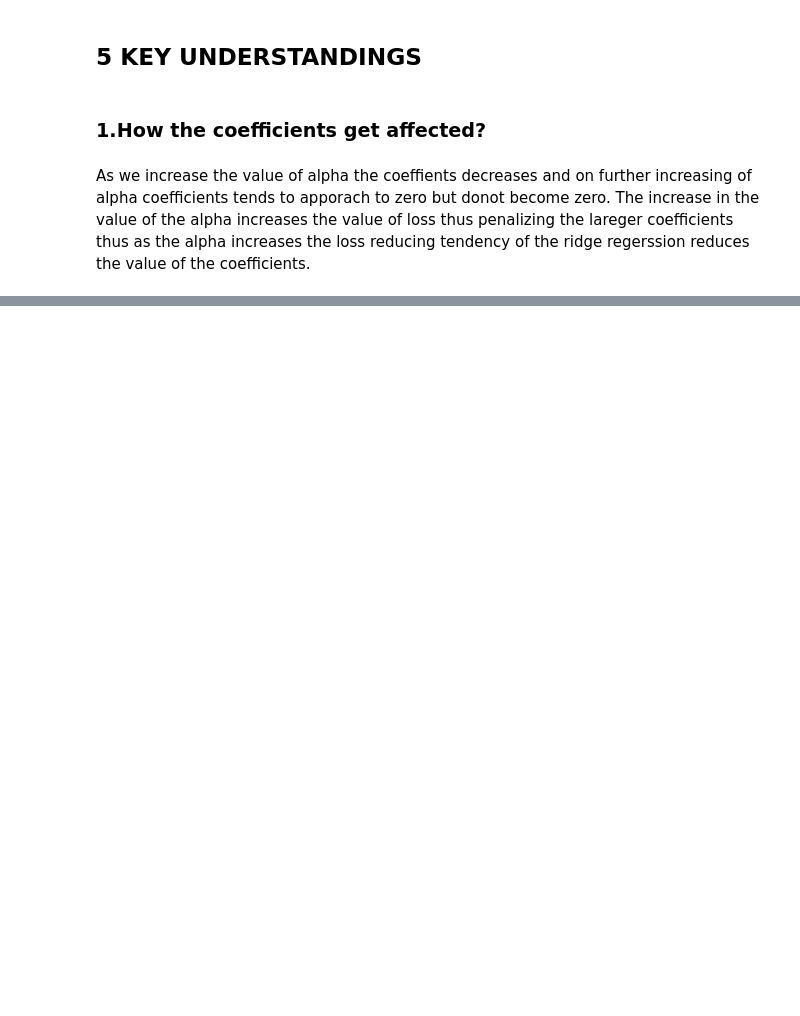
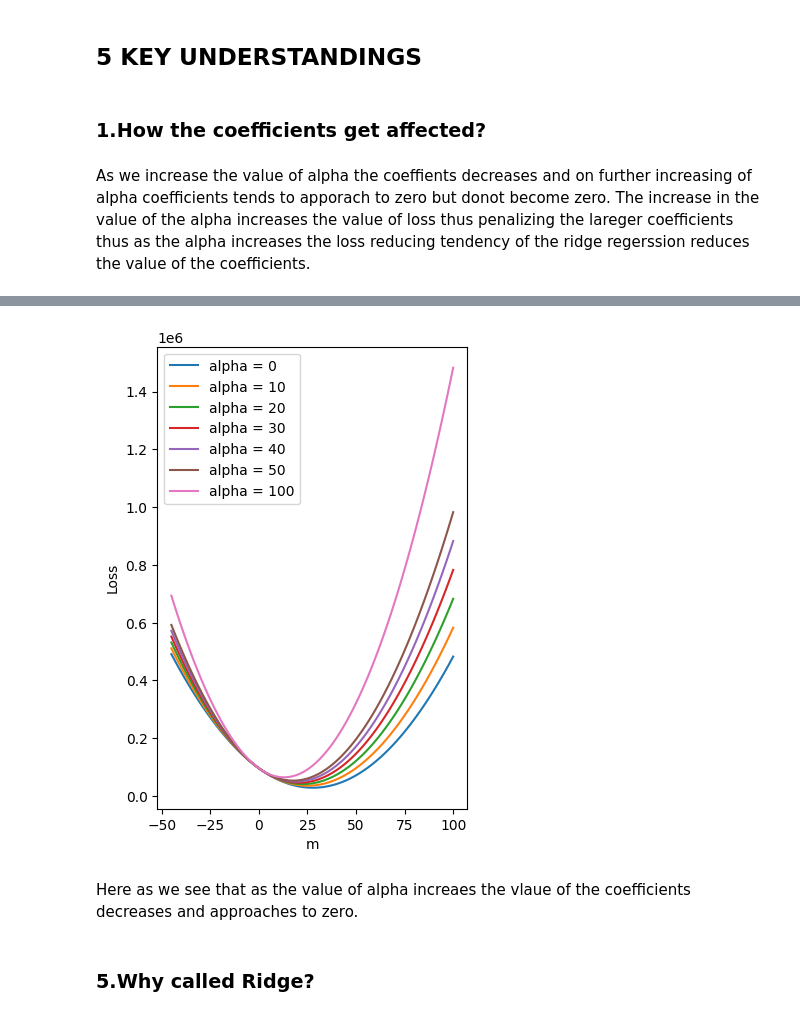
Before and after one commit to khanalasmit/machinelearning, a Jupyter notebook: 37-Ridge_regresssion/part5.ipynb, the cells around one changed output, grey strips where cells are left out. Drawn from its saved outputs; the diff is of its cells as text; code cells hidden in the pictures; blank space fills up the shorter version.

```diff
--- a/37-Ridge_regresssion/part5.ipynb
+++ b/37-Ridge_regresssion/part5.ipynb
@@ -50,0 +89,19 @@ for i in alphas:
+# %%
+m = np.linspace(-45,100,100)
+plt.figure(figsize=(4,6))
+for j in [0,10,20,30,40,50,100]:
+    loss = []
+    for i in range(m.shape[0]):
+        loss_i = cal_loss(m[i],j)
+        loss.append(loss_i)
+    plt.plot(m,loss,label='alpha = {}'.format(j))
+plt.legend()
+plt.xlabel('m')
+plt.ylabel('Loss')
+plt.show()
+# %% [output]
+[figure, added]
+# %% [markdown]
+Here as we see that as the value of alpha increaes the vlaue of the coefficients decreases and approaches to zero.
+# %% [markdown]
+### **5.Why called Ridge?**
```
Also changed, not shown: parts of 13 cells of this notebook, 1 other file.
